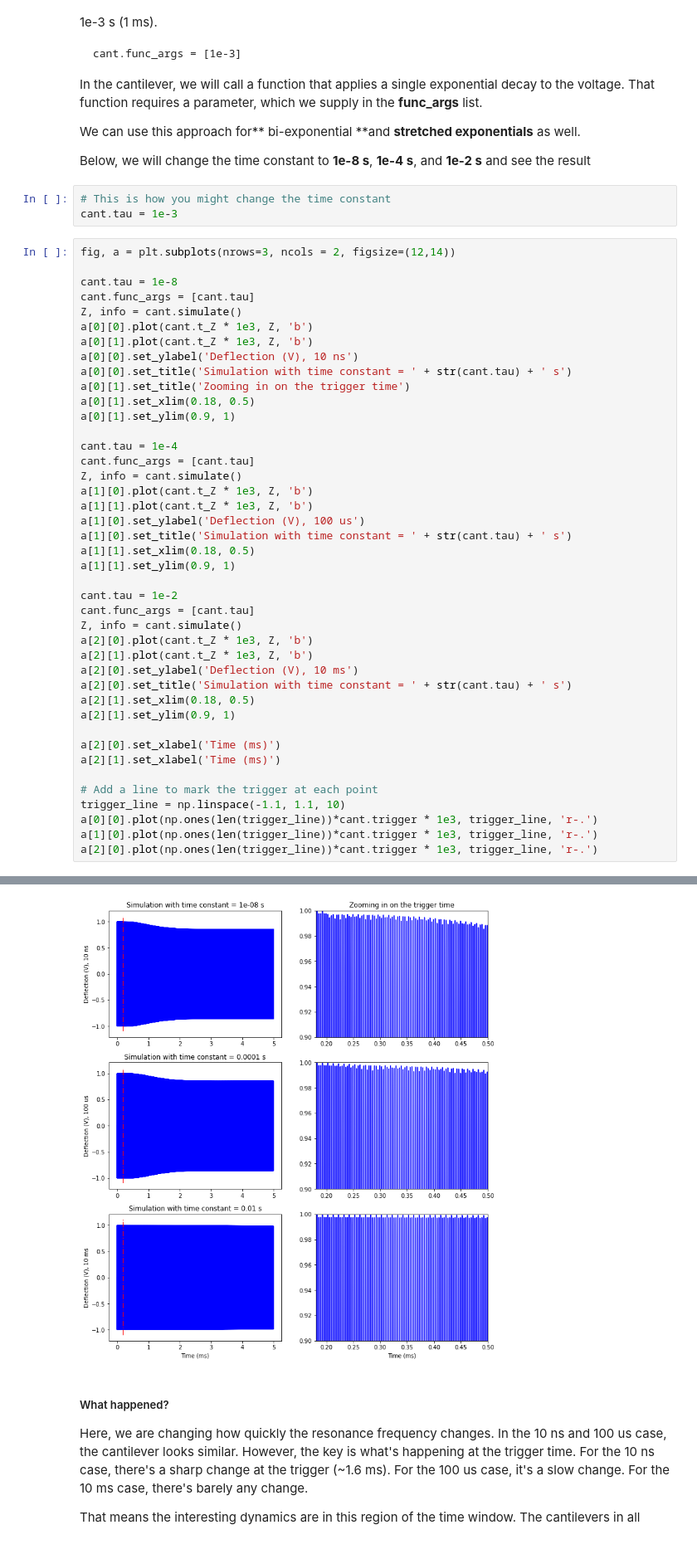
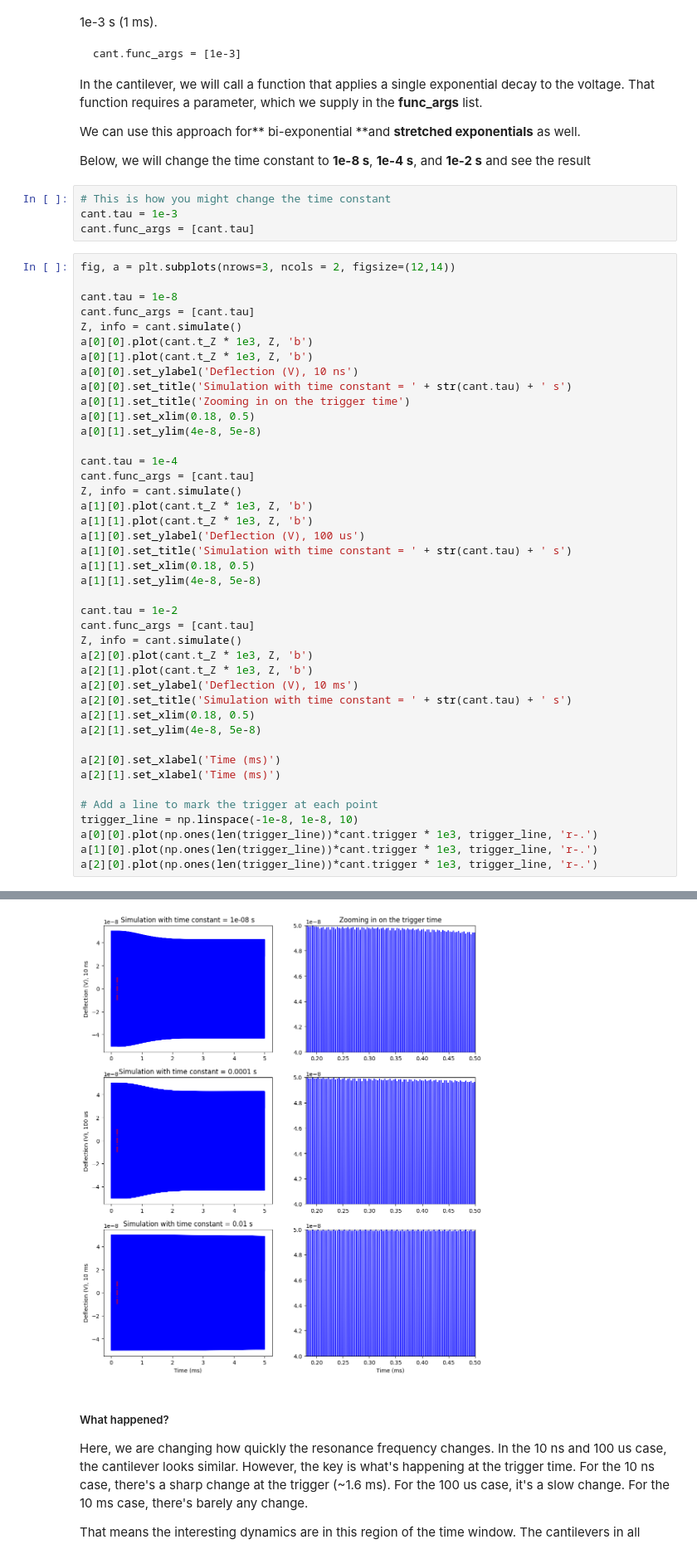
Before and after one commit to rajgiriUW/FFTA, a Jupyter notebook: notebooks/Simulating_a_Cantilever.ipynb, the cells around one changed output, grey strips where cells are left out. Shown at 83% size. Saved outputs shown, nothing was run; the diff lists cells and outputs as text.

```diff
--- a/notebooks/Simulating_a_Cantilever.ipynb
+++ b/notebooks/Simulating_a_Cantilever.ipynb
@@ -255,6 +266,7 @@ Below, we will change the time constant to **1e-8 s**, **1e-4 s**, and **1e-2 s*
 # %%
 # This is how you might change the time constant
 cant.tau = 1e-3
+cant.func_args = [cant.tau]
 # %%
 fig, a = plt.subplots(nrows=3, ncols = 2, figsize=(12,14))
 
@@ -267,39 +279,39 @@ a[0][0].set_ylabel('Deflection (V), 10 ns')
 a[0][0].set_title('Simulation with time constant = ' + str(cant.tau) + ' s')
 a[0][1].set_title('Zooming in on the trigger time')
 a[0][1].set_xlim(0.18, 0.5)
-a[0][1].set_ylim(0.9, 1)
+a[0][1].set_ylim(4e-8, 5e-8)
 
 cant.tau = 1e-4
 cant.func_args = [cant.tau]
 Z, info = cant.simulate()
 a[1][0].plot(cant.t_Z * 1e3, Z, 'b')
 a[1][1].plot(cant.t_Z * 1e3, Z, 'b')
 a[1][0].set_ylabel('Deflection (V), 100 us')
 a[1][0].set_title('Simulation with time constant = ' + str(cant.tau) + ' s')
 a[1][1].set_xlim(0.18, 0.5)
-a[1][1].set_ylim(0.9, 1)
+a[1][1].set_ylim(4e-8, 5e-8)
 
 cant.tau = 1e-2
 cant.func_args = [cant.tau]
 Z, info = cant.simulate()
 a[2][0].plot(cant.t_Z * 1e3, Z, 'b')
 a[2][1].plot(cant.t_Z * 1e3, Z, 'b')
 a[2][0].set_ylabel('Deflection (V), 10 ms')
 a[2][0].set_title('Simulation with time constant = ' + str(cant.tau) + ' s')
 a[2][1].set_xlim(0.18, 0.5)
-a[2][1].set_ylim(0.9, 1)
+a[2][1].set_ylim(4e-8, 5e-8)
 
 a[2][0].set_xlabel('Time (ms)')
 a[2][1].set_xlabel('Time (ms)')
 
 # Add a line to mark the trigger at each point
-trigger_line = np.linspace(-1.1, 1.1, 10)
+trigger_line = np.linspace(-1e-8, 1e-8, 10)
 a[0][0].plot(np.ones(len(trigger_line))*cant.trigger * 1e3, trigger_line, 'r-.')
 a[1][0].plot(np.ones(len(trigger_line))*cant.trigger * 1e3, trigger_line, 'r-.')
 a[2][0].plot(np.ones(len(trigger_line))*cant.trigger * 1e3, trigger_line, 'r-.')
 # %% [output]
 [<matplotlib.lines.Line2D at 0x...>]
-[figure, old version]
+[figure, new version]
 # %% [markdown]
 ##### What happened?
 Here, we are changing how quickly the resonance frequency changes. In the 10 ns and 100 us case, the cantilever looks similar. However, the key is what's happening at the trigger time. For the 10 ns case, there's a sharp change at the trigger (~1.6 ms). For the 100 us case, it's a slow change. For the 10 ms case, there's barely any change.
```
Also changed, not shown: parts of 13 cells of this notebook.
